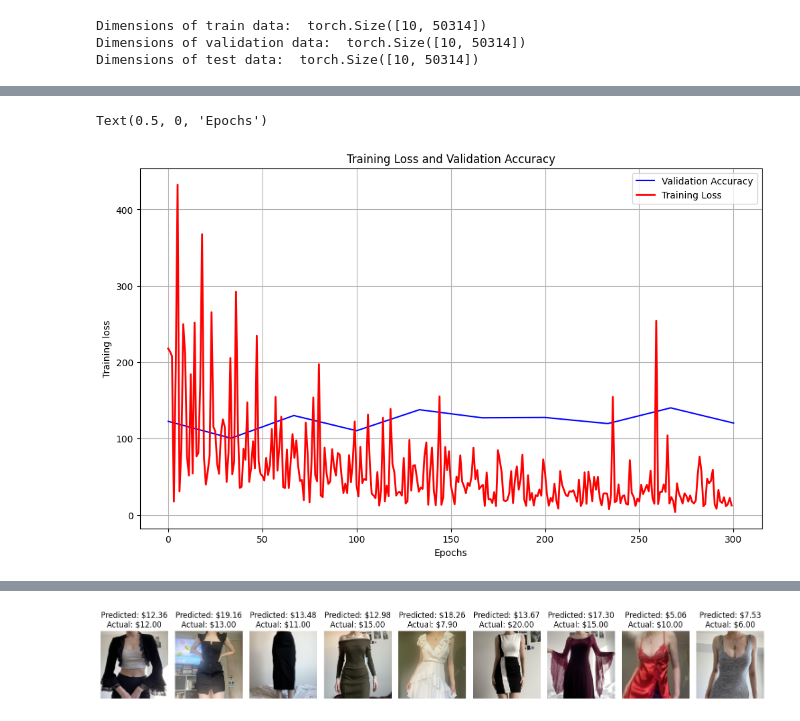
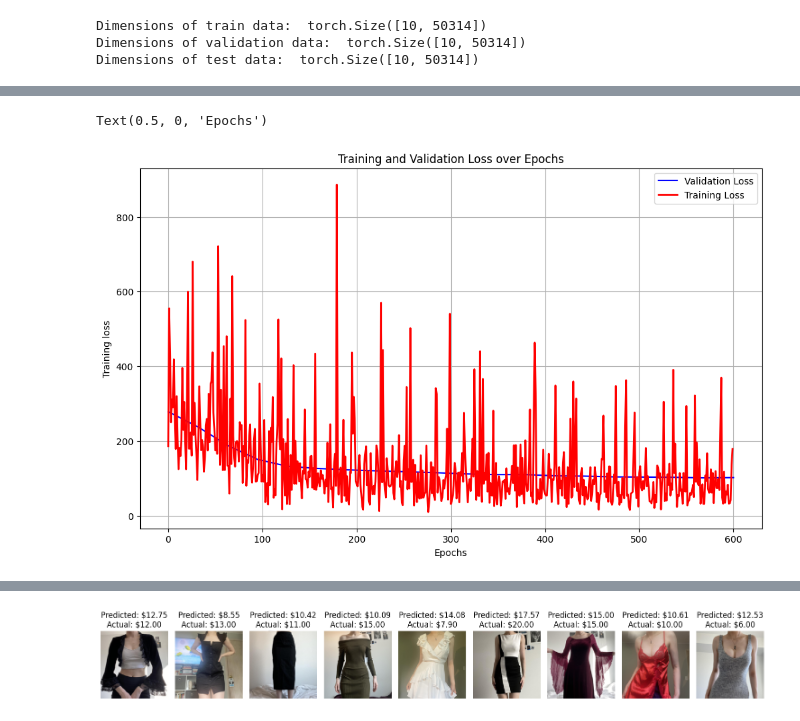
Before and after one commit to mmlegate/Depop-Data-Analysis, a Jupyter notebook: depop_nn.ipynb, the cells around one changed output, grey strips where cells are left out. Cells and saved outputs as stored; diff of their text form; code cells hidden in the pictures.

```diff
--- a/depop_nn.ipynb
+++ b/depop_nn.ipynb
@@ -20,6 +20,6 @@ Drive already mounted at /content/drive; to attempt to forcibly remount, call dr
 # %%
 # Read CSV file that contains corresponding item data
-data = pd.read_csv('depop_item_details_complete.csv')
+data = pd.read_csv('/content/drive/MyDrive/depop_item_details_complete.csv')
 data = data.drop(columns=['Image', 'Date', 'Location'])
 data.head()
 # %% [output]
@@ -228,24 +228,30 @@ Dimensions of test data:  torch.Size([10, 50314])
 # %%
 # Initialize Training Loss and Validation Accuracy list
 train_loss_list = []
-val_accuracy_list = []
+val_loss_list = []
 # %%
 # Define the Neural Network Architecture
 class DepopPriceNN(nn.Module):
     def __init__(self, input_size):
         super(DepopPriceNN, self).__init__()
-        self.fc1 = nn.Linear(input_size, 256)  # First hidden layer
-        self.fc2 = nn.Linear(256, 128)           # Second hidden layer
+        self.fc1 = nn.Linear(input_size, 512)
+        self.fc2 = nn.Linear(512, 256)
+        self.fc3 = nn.Linear(256, 128)
+        self.fc4 = nn.Linear(128, 64)
+        self.fc5 = nn.Linear(64, 1)
+
         self.dropout = nn.Dropout(0.2)            # Dropout layer
-        self.fc3 = nn.Linear(128, 64)            # Third hidden layer
-        self.fc4 = nn.Linear(64, 1)             # Output layer (price)
 
     def forward(self, x):
-        x = torch.relu(self.fc1(x))  # Activation function
+        x = torch.relu(self.fc1(x))
+        x = self.dropout(x)
         x = torch.relu(self.fc2(x))
         x = self.dropout(x)
         x = torch.relu(self.fc3(x))
-        x = self.fc4(x)              # No activation for regression output
+        x = self.dropout(x)
+        x = torch.relu(self.fc4(x))
+        x = self.dropout(x)
+        x = self.fc5(x)
         return x
 
 # Determine the input size based on your combined input shape
@@ -254,10 +260,10 @@ input_size = 128*128*3 + 1000 + 1 + 15 + 146  # Note this is catered to my datas
 # Initialize the Model, Loss Function, and Optimizer
 model = DepopPriceNN(input_size)  # Initialize the model
 criterion = nn.MSELoss()                # Loss function for regression
-optimizer = optim.Adam(model.parameters(), lr=0.001)  # Optimizer
+optimizer = optim.Adam(model.parameters(), lr=0.00001)  # Optimizer
 
 # Training Loop with Validation
-num_epochs = 10  # Set the number of epochs for training
+num_epochs = 20  # Set the number of epochs for training
 for epoch in range(num_epochs):
     # Training phase
     model.train()
@@ -279,7 +285,7 @@ for epoch in range(num_epochs):
             val_outputs = model(val_inputs)
             val_loss += criterion(val_outputs, val_labels.view(-1, 1)).item()
 
-        val_accuracy_list.append(val_loss / len(val_loader))
+        val_loss_list.append(val_loss / len(val_loader))
 
     avg_val_loss = val_loss / len(val_loader)
     print(f'Epoch [{epoch + 1}/{num_epochs}], Validation Loss: {avg_val_loss:.4f}')
@@ -307,16 +310,16 @@ Epoch [10/10], Validation Loss: 120.3867
 # %%
 # Plots the training loss and validation accuracy
 plt.figure(figsize = (12, 7))
-plt.plot(np.linspace(0, 300, 10), val_accuracy_list, color = 'blue')
+plt.plot(np.linspace(0, 600, 20), val_loss_list, color = 'blue')
 plt.plot(train_loss_list, linewidth = 2, color = 'red')
-plt.legend(['Validation Accuracy', 'Training Loss'])
-plt.title('Training Loss and Validation Accuracy')
+plt.legend(['Validation Loss', 'Training Loss'])
+plt.title('Training and Validation Loss over Epochs')
 plt.grid(True)
 plt.ylabel("Training loss")
 plt.xlabel("Epochs")
 # %% [output]
 Text(0.5, 0, 'Epochs')
-[figure, old version]
+[figure, new version]
 # %%
 #Testing the Neural Network
 model.eval()  # Set the model to evaluation mode
```
Also changed, not shown: parts of 5 cells of this notebook.
